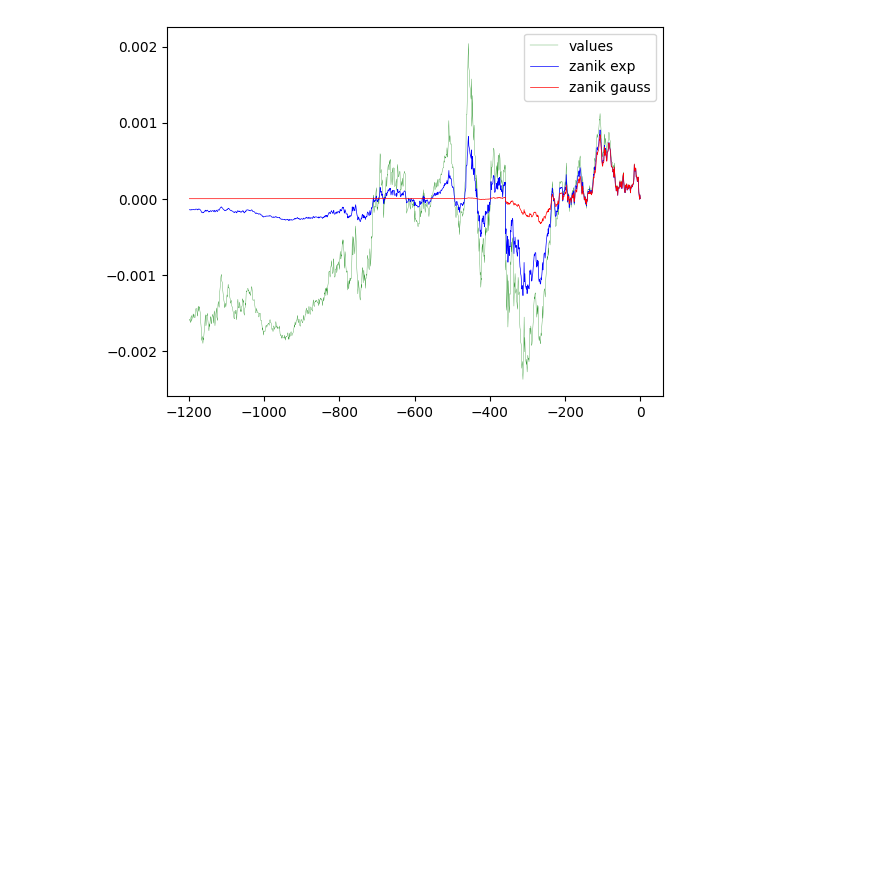
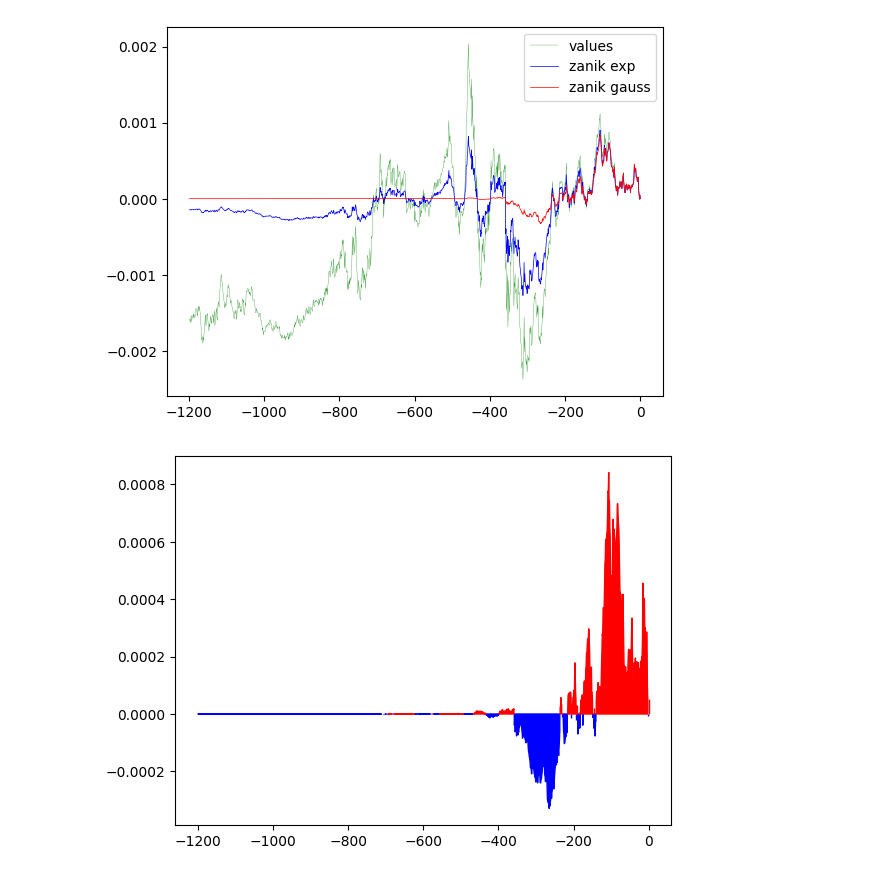
Before and after one commit to stefanzarembinski/szx81, a Jupyter notebook: src/kubusia/gasnace_swieczki.ipynb, the cells around one changed output. Drawn from its saved outputs; the diff is of its cells as text; code cells hidden in the pictures; blank space fills up the shorter version.

```diff
--- a/src/kubusia/gasnace_swieczki.ipynb
+++ b/src/kubusia/gasnace_swieczki.ipynb
@@ -17,10 +20,10 @@ limits = (0,1200)
 shift = 0
 data = all_data[limits[0] + shift: limits[1] + shift]
 
-time = [i + shift for i in range(len(data))]
+minute_count = [i + shift for i in range(len(data))]
 value = [values[1][0] for values in data]
 value = [value_ - value[-1] for value_ in value] # poziom '0' od ostatniej świeczki
-time = [time_ - time[-1] for time_ in time] # czas liczony od istatniej świeczki
+minute_count = [minute_count_ - minute_count[-1] for minute_count_ in minute_count] # czas liczony od istatniej świeczki
 
 SKALA_ZANIKU_EXP = 500.0
 def exp(t):
@@ -30,14 +33,24 @@ SKALA_ZANIKU_GAUSS = 200.0
 def gauss(t):
     return math.exp(-(t/SKALA_ZANIKU_GAUSS) ** 2)
 
-zanik_exp = [value[i] * exp(time[i]) for i in range(len(time))]
-zanik_gauss = [value[i] * gauss(time[i]) for i in range(len(time))]
+zanik_exp = [value[i] * exp(minute_count[i]) for i in range(len(minute_count))]
+zanik_gauss = [value[i] * gauss(minute_count[i]) for i in range(len(minute_count))]
 
-plt.plot(time, value, label='values', color='green', linewidth=0.2)
-plt.plot(time, zanik_exp, label='zanik exp', color='blue', linewidth=0.5)
-plt.plot(time, zanik_gauss, label='zanik gauss', color='red', linewidth=0.5)
-
+plt.plot(minute_count, value, label='values', color='green', linewidth=0.2)
+plt.plot(minute_count, zanik_exp, label='zanik exp', color='blue', linewidth=0.5)
+plt.plot(minute_count, zanik_gauss, label='zanik gauss', color='red', linewidth=0.5)
 plt.legend()
 plt.show()
 # %% [output]
 [figure]
+# %%
+minute_count = np.array(minute_count, dtype='float64')
+zanik_gauss = np.array(zanik_gauss)
+
+plt.plot(minute_count, zanik_gauss, color='black', linewidth=0.0)
+plt.fill_between(minute_count, zanik_gauss, where=((zanik_gauss < 0)), color='blue')
+plt.fill_between(minute_count, zanik_gauss, where=((zanik_gauss > 0)), color='red')
+
+plt.show()
+# %% [output]
+[figure, added]
```
Also changed, not shown: parts of 1 cell of this notebook.
